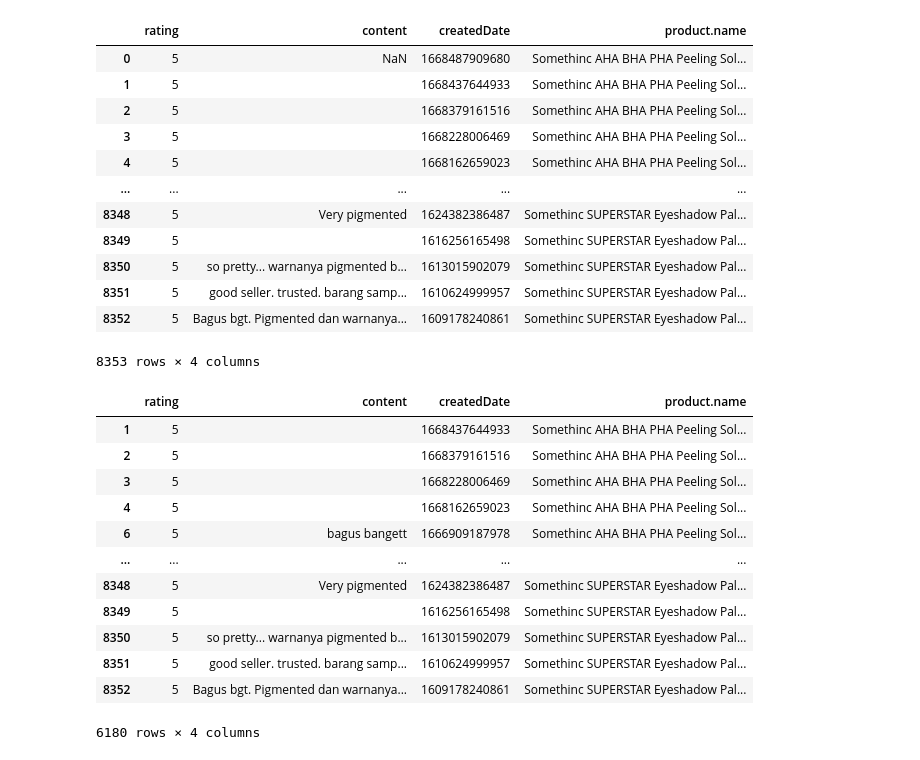
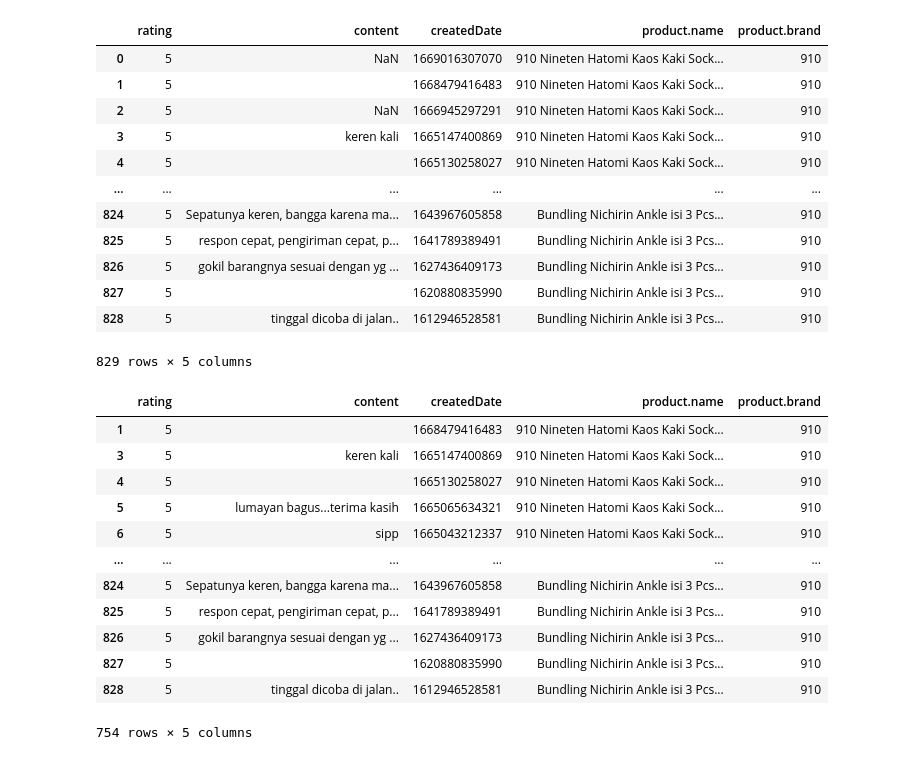
Before and after one commit to divawidia/scraping-ecommerce-product-with-api, a Jupyter notebook: blibli_preprocessing.ipynb, the cells around one changed output. Saved outputs shown, nothing was run; the diff lists cells and outputs as text; code cells hidden in the pictures.

```diff
--- a/blibli_preprocessing.ipynb
+++ b/blibli_preprocessing.ipynb
@@ -6,11 +4,11 @@ import string
 import re
 import numpy as np
 # %%
-koneksi_mongodb = "mongodb+srv://user:pass123@productrevieecommerce.r81yr95.mongodb.net/?retryWrites=true&w=majority"
+koneksi_mongodb = "mongodb+srv://user:pass123@productreviewecommerce.r81yr95.mongodb.net/?retryWrites=true&w=majority"
 # %%
-cluster = MongoClient(koneksi_mongodb)
-db = cluster['blibliProductReview']
-collection = db['somethinc']
+client = MongoClient(koneksi_mongodb)
+db = client['blibliProductReview']
+collection = db['910']
 # %%
 data = collection.find()
 
@@ -33,37 +31,37 @@ df
 # %%
-df_content = pd.DataFrame(df[['rating', 'content', 'createdDate', 'product.name']])
+df_content = pd.DataFrame(df[['rating', 'content', 'createdDate', 'product.name', 'product.brand']])
 df_content
 # %% [output]
-|  | rating | content | createdDate | product.name |
-| 0 | 5 | NaN | 1668487909680 | Somethinc AHA BHA PHA Peeling Sol... |
-| 1 | 5 |  | 1668437644933 | Somethinc AHA BHA PHA Peeling Sol... |
-| 2 | 5 |  | 1668379161516 | Somethinc AHA BHA PHA Peeling Sol... |
-| 3 | 5 |  | 1668228006469 | Somethinc AHA BHA PHA Peeling Sol... |
-| 4 | 5 |  | 1668162659023 | Somethinc AHA BHA PHA Peeling Sol... |
-| ... | ... | ... | ... | ... |
-| 8348 | 5 | Very pigmented | 1624382386487 | Somethinc SUPERSTAR Eyeshadow Pal... |
-| 8349 | 5 |  | 1616256165498 | Somethinc SUPERSTAR Eyeshadow Pal... |
-| 8350 | 5 | so pretty... warnanya pigmented b... | 1613015902079 | Somethinc SUPERSTAR Eyeshadow Pal... |
-| 8351 | 5 | good seller. trusted. barang samp... | 1610624999957 | Somethinc SUPERSTAR Eyeshadow Pal... |
-| 8352 | 5 | Bagus bgt. Pigmented dan warnanya... | 1609178240861 | Somethinc SUPERSTAR Eyeshadow Pal... |
+|  | rating | content | createdDate | product.name | product.brand |
+| 0 | 5 | NaN | 1669016307070 | 910 Nineten Hatomi Kaos Kaki Sock... | 910 |
+| 1 | 5 |  | 1668479416483 | 910 Nineten Hatomi Kaos Kaki Sock... | 910 |
+| 2 | 5 | NaN | 1666945297291 | 910 Nineten Hatomi Kaos Kaki Sock... | 910 |
+| 3 | 5 | keren kali | 1665147400869 | 910 Nineten Hatomi Kaos Kaki Sock... | 910 |
+| 4 | 5 |  | 1665130258027 | 910 Nineten Hatomi Kaos Kaki Sock... | 910 |
+| ... | ... | ... | ... | ... | ... |
+| 824 | 5 | Sepatunya keren, bangga karena ma... | 1643967605858 | Bundling Nichirin Ankle isi 3 Pcs... | 910 |
+| 825 | 5 | respon cepat, pengiriman cepat, p... | 1641789389491 | Bundling Nichirin Ankle isi 3 Pcs... | 910 |
+| 826 | 5 | gokil barangnya sesuai dengan yg ... | 1627436409173 | Bundling Nichirin Ankle isi 3 Pcs... | 910 |
+| 827 | 5 |  | 1620880835990 | Bundling Nichirin Ankle isi 3 Pcs... | 910 |
+| 828 | 5 | tinggal dicoba di jalan.. | 1612946528581 | Bundling Nichirin Ankle isi 3 Pcs... | 910 |
-8353 rows × 4 columns
+829 rows × 5 columns
 # %%
 df_content = df_content.dropna(how='all',subset=['content'])
 df_content
 # %% [output]
-|  | rating | content | createdDate | product.name |
-| 1 | 5 |  | 1668437644933 | Somethinc AHA BHA PHA Peeling Sol... |
-| 2 | 5 |  | 1668379161516 | Somethinc AHA BHA PHA Peeling Sol... |
-| 3 | 5 |  | 1668228006469 | Somethinc AHA BHA PHA Peeling Sol... |
-| 4 | 5 |  | 1668162659023 | Somethinc AHA BHA PHA Peeling Sol... |
-| 6 | 5 | bagus bangett | 1666909187978 | Somethinc AHA BHA PHA Peeling Sol... |
-| ... | ... | ... | ... | ... |
-| 8348 | 5 | Very pigmented | 1624382386487 | Somethinc SUPERSTAR Eyeshadow Pal... |
-| 8349 | 5 |  | 1616256165498 | Somethinc SUPERSTAR Eyeshadow Pal... |
-| 8350 | 5 | so pretty... warnanya pigmented b... | 1613015902079 | Somethinc SUPERSTAR Eyeshadow Pal... |
-| 8351 | 5 | good seller. trusted. barang samp... | 1610624999957 | Somethinc SUPERSTAR Eyeshadow Pal... |
-| 8352 | 5 | Bagus bgt. Pigmented dan warnanya... | 1609178240861 | Somethinc SUPERSTAR Eyeshadow Pal... |
+|  | rating | content | createdDate | product.name | product.brand |
+| 1 | 5 |  | 1668479416483 | 910 Nineten Hatomi Kaos Kaki Sock... | 910 |
+| 3 | 5 | keren kali | 1665147400869 | 910 Nineten Hatomi Kaos Kaki Sock... | 910 |
+| 4 | 5 |  | 1665130258027 | 910 Nineten Hatomi Kaos Kaki Sock... | 910 |
+| 5 | 5 | lumayan bagus...terima kasih | 1665065634321 | 910 Nineten Hatomi Kaos Kaki Sock... | 910 |
+| 6 | 5 | sipp | 1665043212337 | 910 Nineten Hatomi Kaos Kaki Sock... | 910 |
+| ... | ... | ... | ... | ... | ... |
+| 824 | 5 | Sepatunya keren, bangga karena ma... | 1643967605858 | Bundling Nichirin Ankle isi 3 Pcs... | 910 |
+| 825 | 5 | respon cepat, pengiriman cepat, p... | 1641789389491 | Bundling Nichirin Ankle isi 3 Pcs... | 910 |
+| 826 | 5 | gokil barangnya sesuai dengan yg ... | 1627436409173 | Bundling Nichirin Ankle isi 3 Pcs... | 910 |
+| 827 | 5 |  | 1620880835990 | Bundling Nichirin Ankle isi 3 Pcs... | 910 |
+| 828 | 5 | tinggal dicoba di jalan.. | 1612946528581 | Bundling Nichirin Ankle isi 3 Pcs... | 910 |
-6180 rows × 4 columns
+754 rows × 5 columns
 # %%
 df_content = df_content[df_content.content != ""]
 df_content
```
Also changed, not shown: parts of 17 cells of this notebook, 2 other files.
